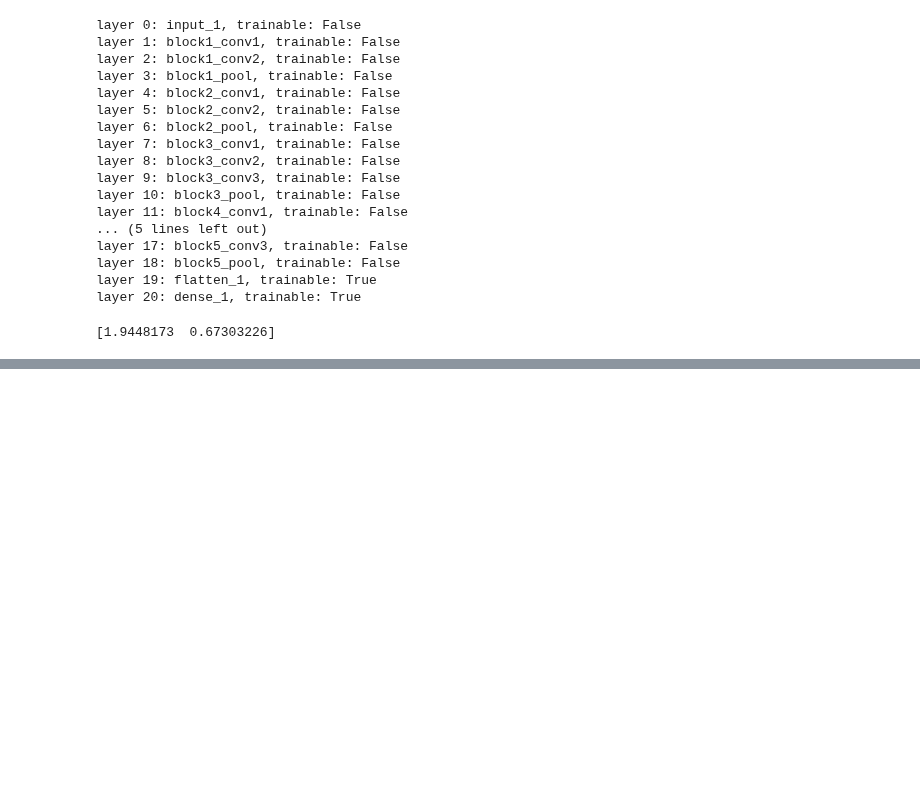
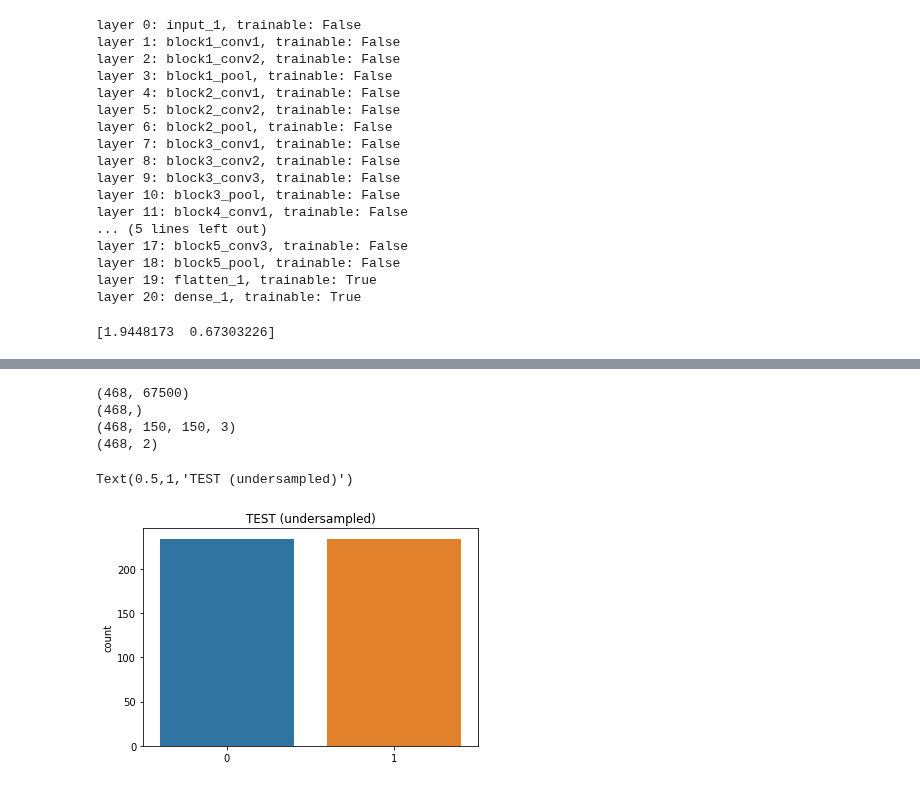
Before and after one commit to unit8co/amld-workshop-pneumonia, a Jupyter notebook: part3_model.ipynb, the cells around one changed output, grey strips where cells are left out. Saved outputs shown, nothing was run; the diff lists cells and outputs as text; code cells hidden in the pictures; blank space fills up the shorter version.

```diff
--- a/part3_model.ipynb
+++ b/part3_model.ipynb
@@ -239,0 +229,33 @@ plot_confusion_matrix(conf_mtx, target_names = ['NORMAL', 'PNEUMONIA'], normaliz
+# %%
+from imblearn.under_sampling import RandomUnderSampler
+from keras.utils.np_utils import to_categorical
+
+rus = RandomUnderSampler(random_state=42)
+
+x_test_flat_shape = x_test.shape[1] * x_test.shape[2] * x_test.shape[3]
+x_test_flat = x_test.reshape(x_test.shape[0], x_test_flat_shape)
+
+y_test_flat = np.argmax(y_test, axis=1)
+
+x_res, y_res = rus.fit_resample(x_test_flat, y_test_flat)
+
+print(x_res.shape)
+print(y_res.shape)
+
+y_test_rus = to_categorical(y_res, num_classes = 2)
+
+for i in range(len(x_res)):
+    height, width, channels = 150, 150, 3
+    x_test_rus = x_res.reshape(len(x_res), height, width, channels)
+
+print(x_test_rus.shape)
+print(y_test_rus.shape)
+
+sns.countplot(np.argmax(y_test_rus, axis=1)).set_title('TEST (undersampled)')
+# %% [output]
+(468, 67500)
+(468,)
+(468, 150, 150, 3)
+(468, 2)
+Text(0.5,1,'TEST (undersampled)')
+[figure, added]
```
Also changed, not shown: parts of 13 cells of this notebook.
